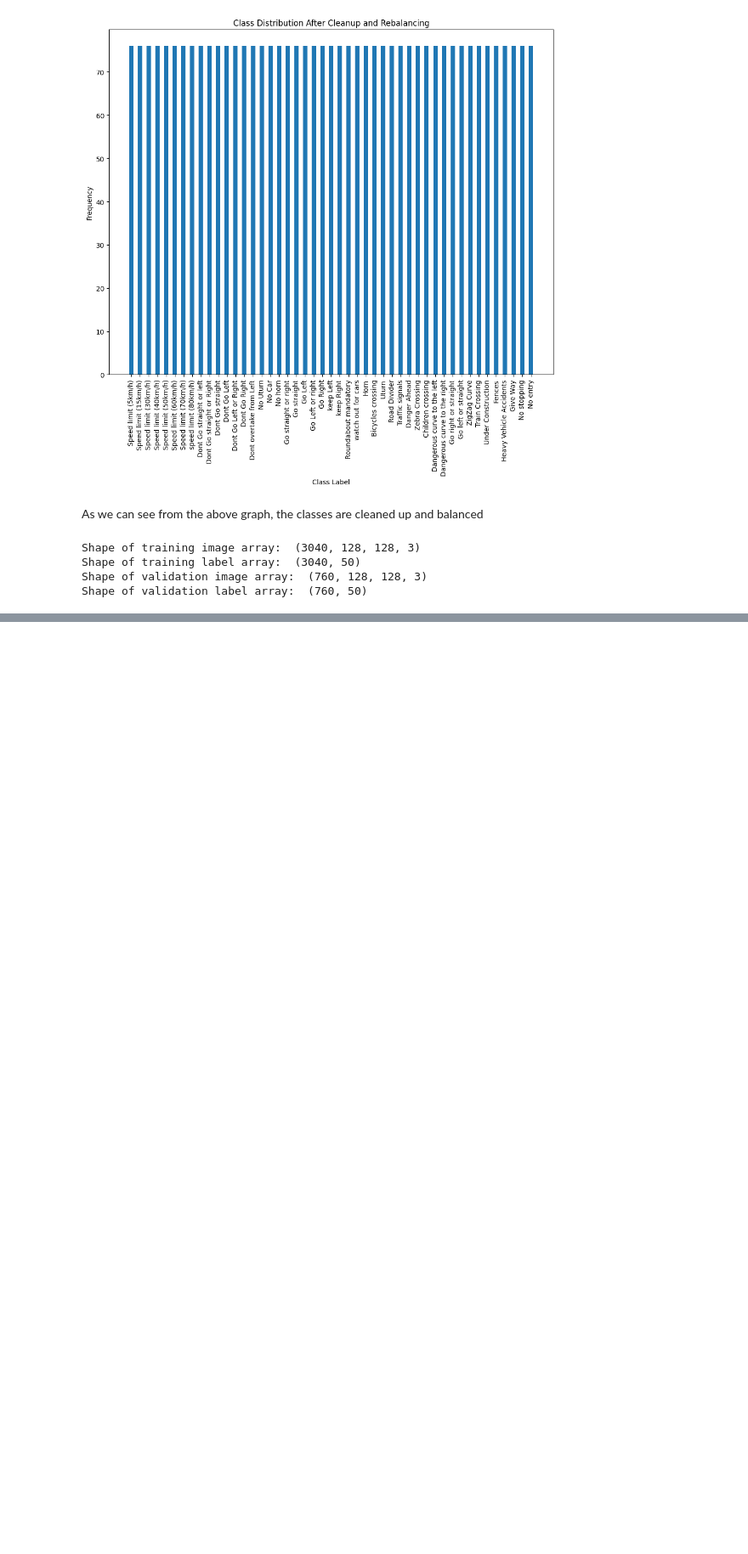
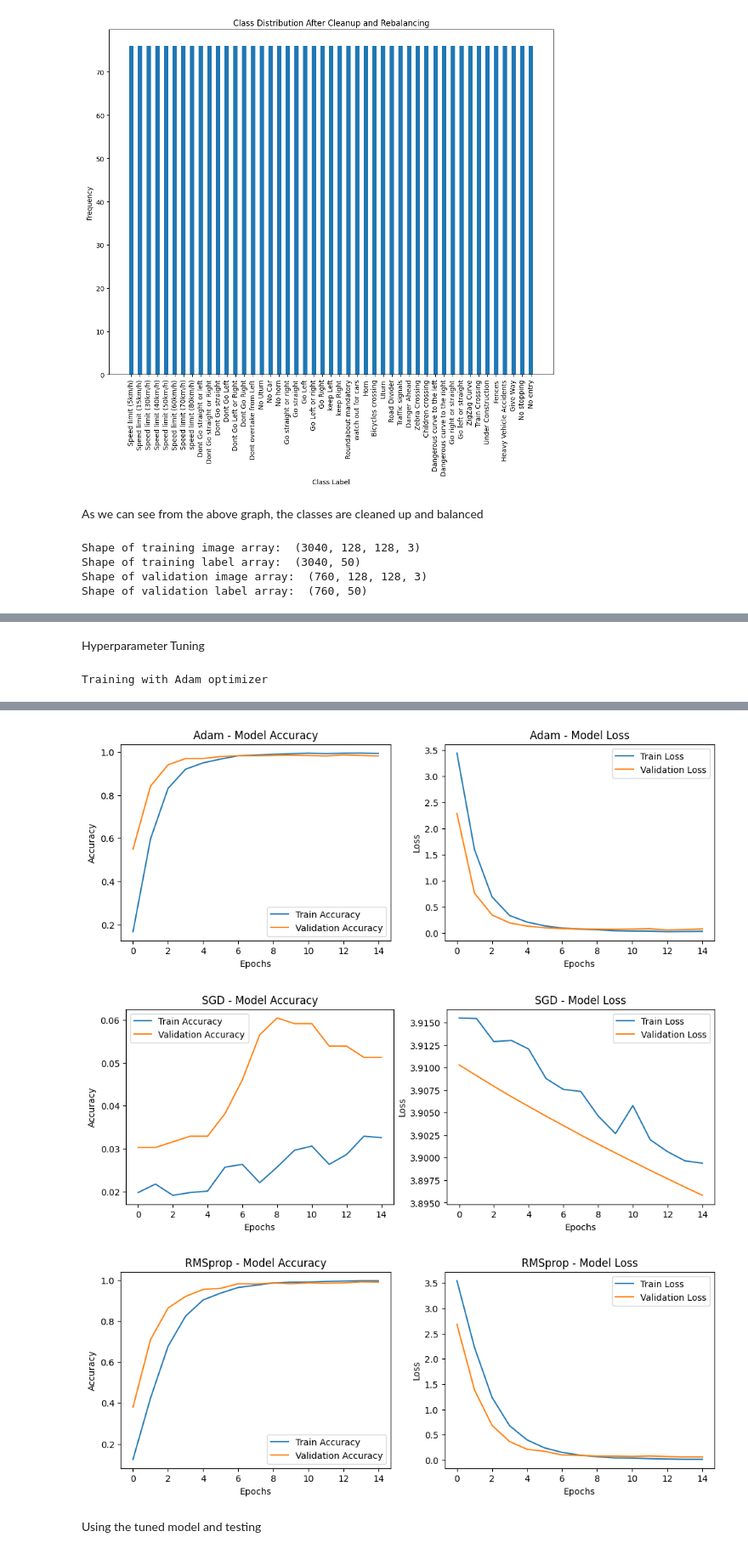
Before and after one commit to wangzhang489/TrafficSign, a Jupyter notebook: traffic-sign-detection.ipynb, the cells around one changed output, grey strips where cells are left out. Shown at 85% size. Saved outputs shown, nothing was run; the diff lists cells and outputs as text; code cells hidden in the pictures; blank space fills up the shorter version.

```diff
--- a/traffic-sign-detection.ipynb
+++ b/traffic-sign-detection.ipynb
@@ -338,0 +484,75 @@ Shape of validation label array:  (760, 50)
+# %% [markdown]
+Hyperparameter Tuning
+# %%
+# Defining optimizer
+
+def create_model(optimizer):
+    model = Sequential([
+        Conv2D(32, (3, 3), activation='relu', input_shape=(128, 128, 3)),
+        MaxPooling2D(2, 2),
+        Conv2D(64, (3, 3), activation='relu'),
+        MaxPooling2D(2, 2),
+        Conv2D(128, (3, 3), activation='relu'),
+        MaxPooling2D(2, 2),
+        Flatten(),
+        Dense(512, activation='relu'),
+        Dropout(0.5),
+        Dense(50, activation='softmax')
+    ])
+
+    model.compile(optimizer=optimizer,
+                  loss='categorical_crossentropy',
+                  metrics=['accuracy'])
+    return model
+
+# Train and evaluate the model using different optimizers
+results = {}
+optimizers = {
+    'Adam': Adam(learning_rate=1e-4),
+    'SGD': SGD(learning_rate=1e-4),
+    'RMSprop': RMSprop(learning_rate=1e-4)
+}
+
+for name, optimizer in optimizers.items():
+    print(f"Training with {name} optimizer")
+    model = create_model(optimizer)
+    history = model.fit(
+        x=trn_img_arr_final,
+        y=trn_label_arr_final,
+        #steps_per_epoch=train_generator.samples // train_generator.batch_size,
+        epochs=15,
+        validation_data=(val_img_arr, val_label_arr),
+        #validation_steps=validation_generator.samples // validation_generator.batch_size
+    )
+
+    # Save the results
+    results[name] = {
+        'accuracy': history.history['accuracy'],
+        'val_accuracy': history.history['val_accuracy'],
+        'loss': history.history['loss'],
+        'val_loss': history.history['val_loss']
+    }
+
+# Compare the results
+for name in optimizers.keys():
+    plt.figure(figsize=(12, 4))
+
+    plt.subplot(1, 2, 1)
+    plt.plot(results[name]['accuracy'], label='Train Accuracy')
+    plt.plot(results[name]['val_accuracy'], label='Validation Accuracy')
+    plt.title(f'{name} - Model Accuracy')
+    plt.xlabel('Epochs')
+    plt.ylabel('Accuracy')
+    plt.legend()
+
+    plt.subplot(1, 2, 2)
+    plt.plot(results[name]['loss'], label='Train Loss')
+    plt.plot(results[name]['val_loss'], label='Validation Loss')
+    plt.title(f'{name} - Model Loss')
+    plt.xlabel('Epochs')
+    plt.ylabel('Loss')
+    plt.legend()
+
+    plt.show()
+# %% [output]
+Training with Adam optimizer
@@ -338,0 +576,5 @@ Shape of validation label array:  (760, 50)
+[figure, added]
+[figure, added]
+[figure, added]
+# %% [markdown]
+Using the tuned model and testing
```
Also changed, not shown: parts of 14 cells of this notebook.
